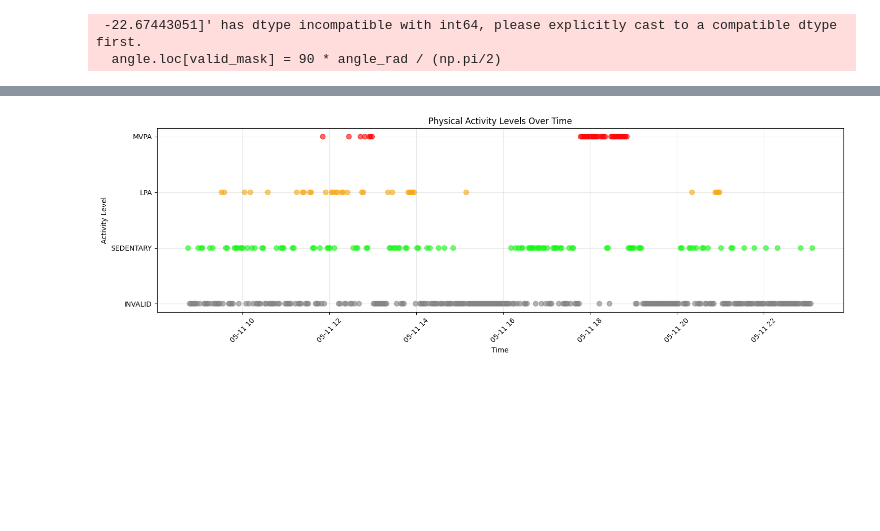
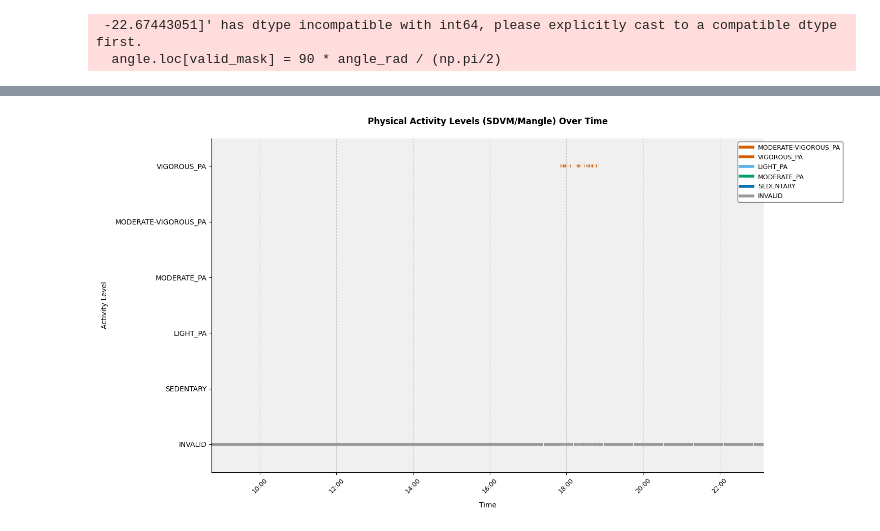
Before and after one commit to MariaInesRibeiro98/GameBus-HealthBehaviorMining, a Jupyter notebook: notebooks/05_data_query.ipynb, the cells around one changed output, grey strips where cells are left out. Saved outputs shown, nothing was run; the diff lists cells and outputs as text; code cells hidden in the pictures; blank space fills up the shorter version.

Commit message:
add classifier, smoothing, and bouts detections

```diff
--- a/notebooks/05_data_query.ipynb
+++ b/notebooks/05_data_query.ipynb
@@ -435,23 +442,25 @@ vm_stats = extractor.calculate_windowed_statistics(
     window_seconds=5,
     target_col='VM_feature',
     hr_col='heartrate_bpm',
-    stats=['mean', 'std']
+    stats=['mean', 'std'],
+    min_valid_percent=100
 )
 
 # Calculate statistics for ENMO
 enmo_stats = extractor.calculate_windowed_statistics(
-    window_seconds=300,
+    window_seconds=5,
     target_col='ENMO_feature',
     hr_col='heartrate_bpm',
     stats=['mean'],
-    min_valid_percent=50
+    min_valid_percent=100
 )
 
 # Calculate statistics for vertical angle
 angle_stats = extractor.calculate_windowed_statistics(
-    window_seconds=5,
+    window_seconds=15,
     target_col='ANGLE_feature',
     hr_col='heartrate_bpm',
-    stats=['mean']
+    stats=['mean'],
+    min_valid_percent=100
 )
 # %% [markdown]
@@ -464,5 +490,16 @@ classified_df = PhysicalActivityClassifier.classify_activity_levels(enmo_stats,
+# %%
+import pandas as pd
+# Combine feature statistics into a single dataframe
+vm_stats_subset = vm_stats[['VM_feature_mean', 'VM_feature_std', 'window_start', 'window_end']]
+angle_stats_subset = angle_stats[['ANGLE_feature_mean', 'window_start', 'window_end']]
+combined_stats = pd.merge(vm_stats_subset, angle_stats_subset,
+                         on=['window_start', 'window_end'],
+                         how='outer')
 # %%
+# Classify the activity levels
+classified_sdvm_mangle_df = PhysicalActivityClassifier.classify_activity_levels_sdvm_mangle(combined_stats, sdvm_column='VM_feature_std', mangle_column='ANGLE_feature_mean')
+
 # Then plot the results
-PhysicalActivityClassifier.plot_activity_levels(classified_df, time_column='window_start', activity_column='activity_level')
+PhysicalActivityClassifier.plot_activity_levels_sdvm_mangle(classified_sdvm_mangle_df, time_column='window_start', window_end_column='window_end', activity_column='activity_level_sdvm_mangle')
 # %% [output]
-[figure, old version]
+[figure, new version]
```
Also changed, not shown: parts of 13 cells of this notebook, 6 other files.
